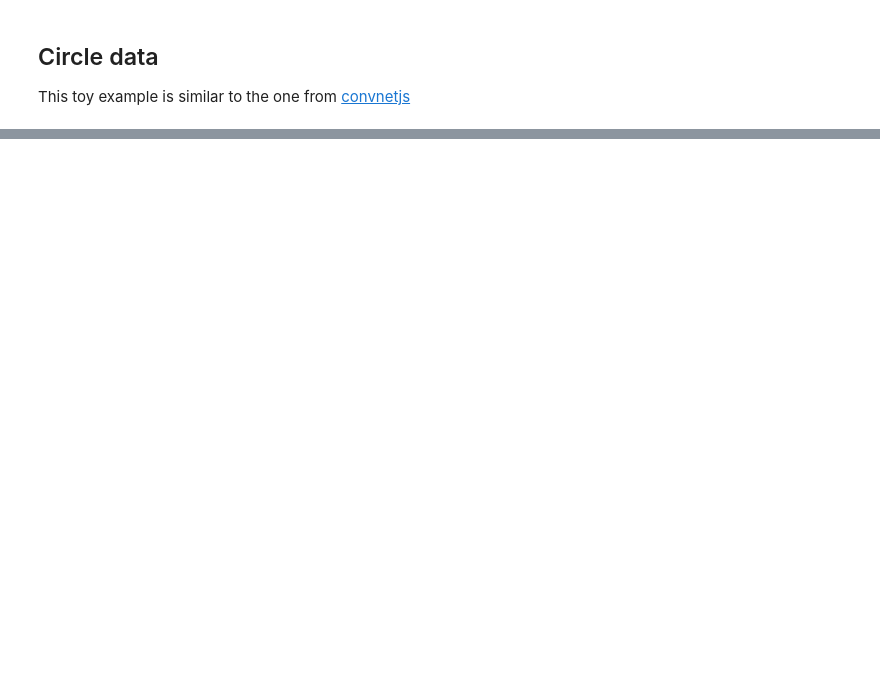
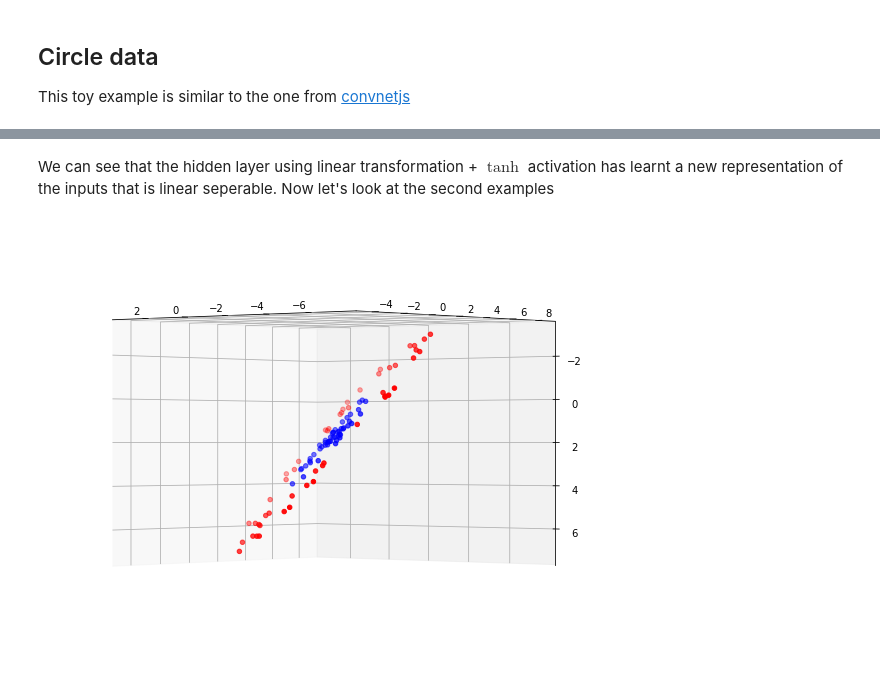
Before and after one commit to minh84/ml-examples, a Jupyter notebook: pysrc/learn_tf/03.nn_fc.ipynb, the cells around one changed output, grey strips where cells are left out. Cells and saved outputs as stored; diff of their text form; code cells hidden in the pictures; blank space fills up the shorter version.

```diff
--- a/pysrc/learn_tf/03.nn_fc.ipynb
+++ b/pysrc/learn_tf/03.nn_fc.ipynb
@@ -171,8 +183,8 @@ np.random.shuffle(idx)
 # %%
-from nn_fc_layers import FullyConnectedNN
-
-fcnn = FullyConnectedNN([3], learning_rate=1e-1)
+fcnn_circle = FullyConnectedNN([3], learning_rate=1e-1)
 batch_size = 10
-epochs = 200
-opt_w = fcnn.train(inputs[idx], outputs[idx], batch_size, epochs, print_every=100)
+epochs = 150
+opt_w_circle = fcnn_2dcurve.train(inputs_circle[idx_circle],
+                                  outputs_circle[idx_circle],
+                                  batch_size, epochs, print_every=100)
 # %% [output]
@@ -195,0 +242,6 @@ opt_w = fcnn.train(inputs[idx], outputs[idx], batch_size, epochs, print_every=10
+# %% [markdown]
+We can see that the hidden layer using linear transformation + $\tanh$ activation has learnt a new representation of the inputs that is linear seperable. Now let's look at the second examples
+# %%
+fcnn_circle.visualize('fc_1', opt_w_circle, inputs_circle, outputs_circle)
+# %% [output]
+[figure, added]
```
Also changed, not shown: parts of 11 cells of this notebook, 2 other files.
